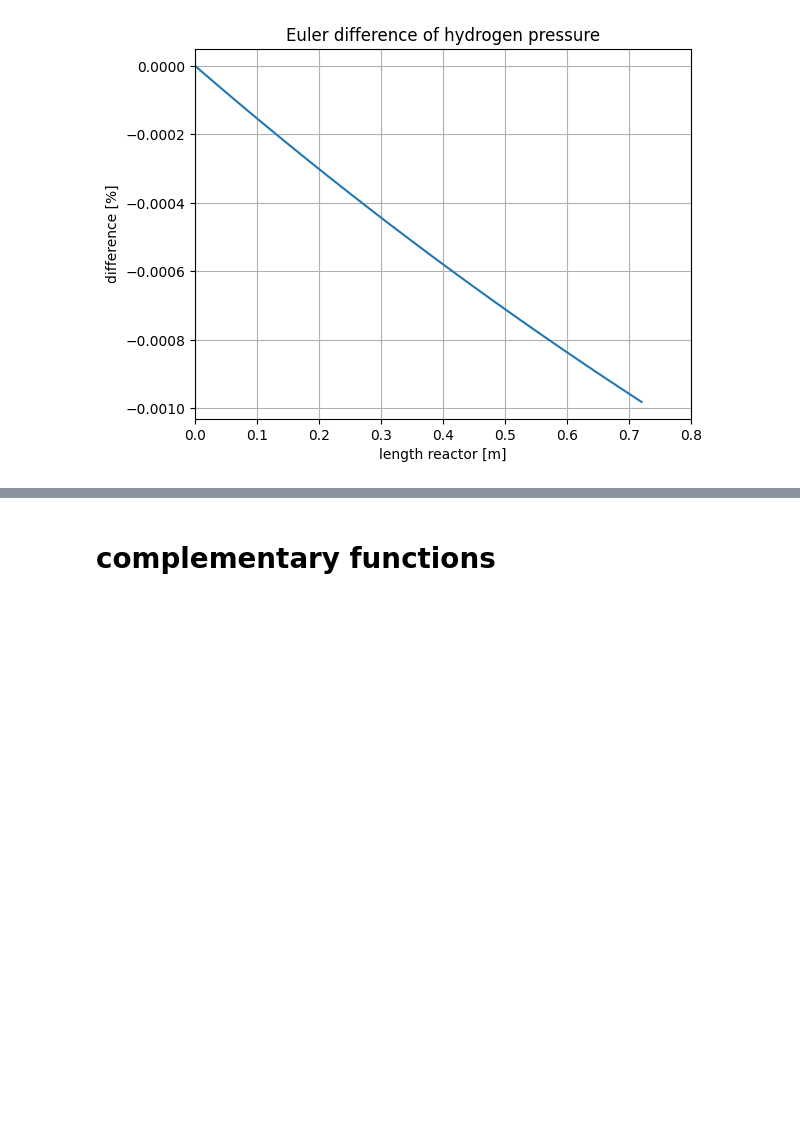
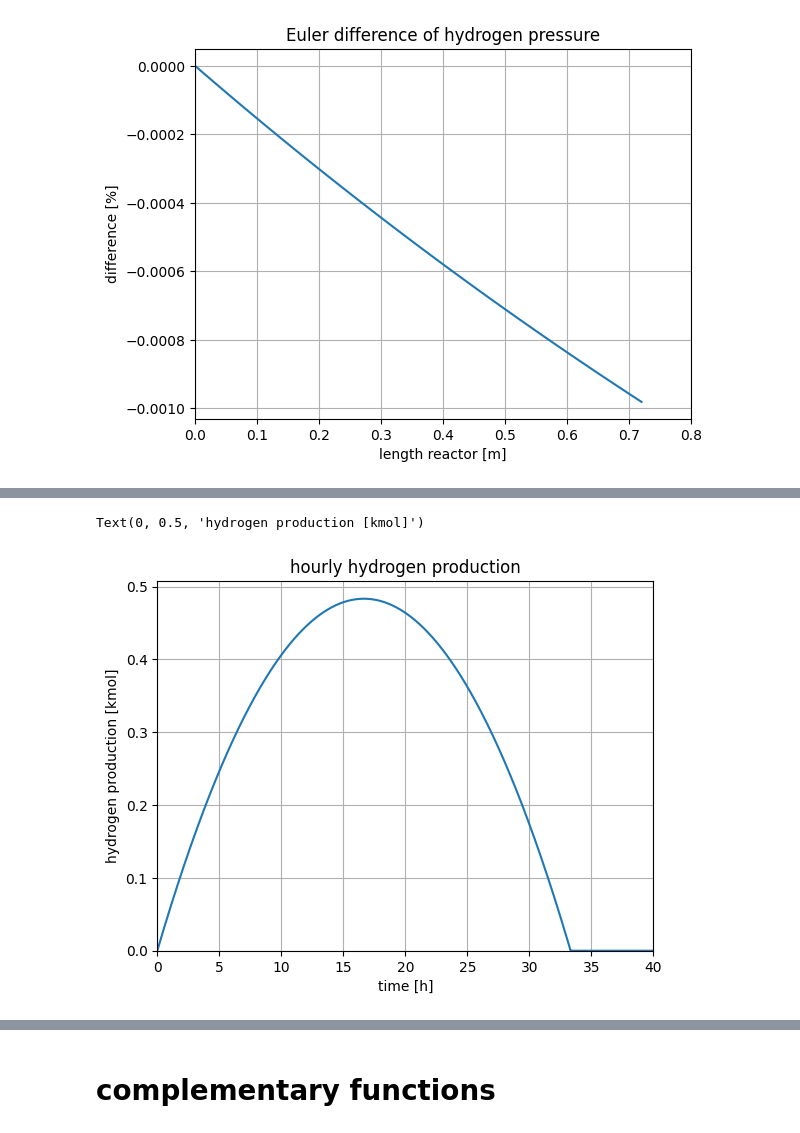
Before and after one commit to DanielGreiner/Masterarbeit, a Jupyter notebook: Model_reactor_1D_steady_state_isothermal.ipynb, the cells around one changed output, grey strips where cells are left out. Cells and saved outputs as stored; diff of their text form; code cells hidden in the pictures; blank space fills up the shorter version.

```diff
--- a/Model_reactor_1D_steady_state_isothermal.ipynb
+++ b/Model_reactor_1D_steady_state_isothermal.ipynb
@@ -323,6 +323,22 @@ def EulFunNoReverse (y, T, p_in, m_cat_span, dm_cat):
   # transposes last set of concentrations into a vector to input as the initial conditions for the reaction function
   # finite change calculated and input as IC for next iteration to fill the array
   return ytemp
+# %%
+# @title deactivation progression
+
+def DeacFun(t):
+  '''
+  uses a deactivation function to calculate the change in catalytic efficiency given a time array
+  '''
+  eff_0 = 1
+  t_0 = t[0]
+  degradation = 0.03 #[h^-1]
+  catalytic_efficiency = eff_0-t*degradation*eff_0
+
+  for i in range (len(t)):
+    if catalytic_efficiency [i] < 0:
+      catalytic_efficiency [i] = 0
+  return catalytic_efficiency
 # %% [markdown]
 # MAIN
 # %%
@@ -458 +507,15 @@ Text(0, 0.5, 'difference [%]')
+# %%
+# @title hourly hydrogen production
+
+plt.figure(1)
+plt.plot(production_time, production_hourly)
+plt.title("hourly hydrogen production")
+plt.xlim(production_time_0, production_time_max)
+plt.ylim(bottom = production_time_0)
+plt.grid()
+plt.xlabel("time [h]")
+plt.ylabel ("hydrogen production [kmol]")
+# %% [output]
+Text(0, 0.5, 'hydrogen production [kmol]')
+[figure, added]
 # %% [markdown]
```
Also changed, not shown: parts of 13 cells of this notebook.
